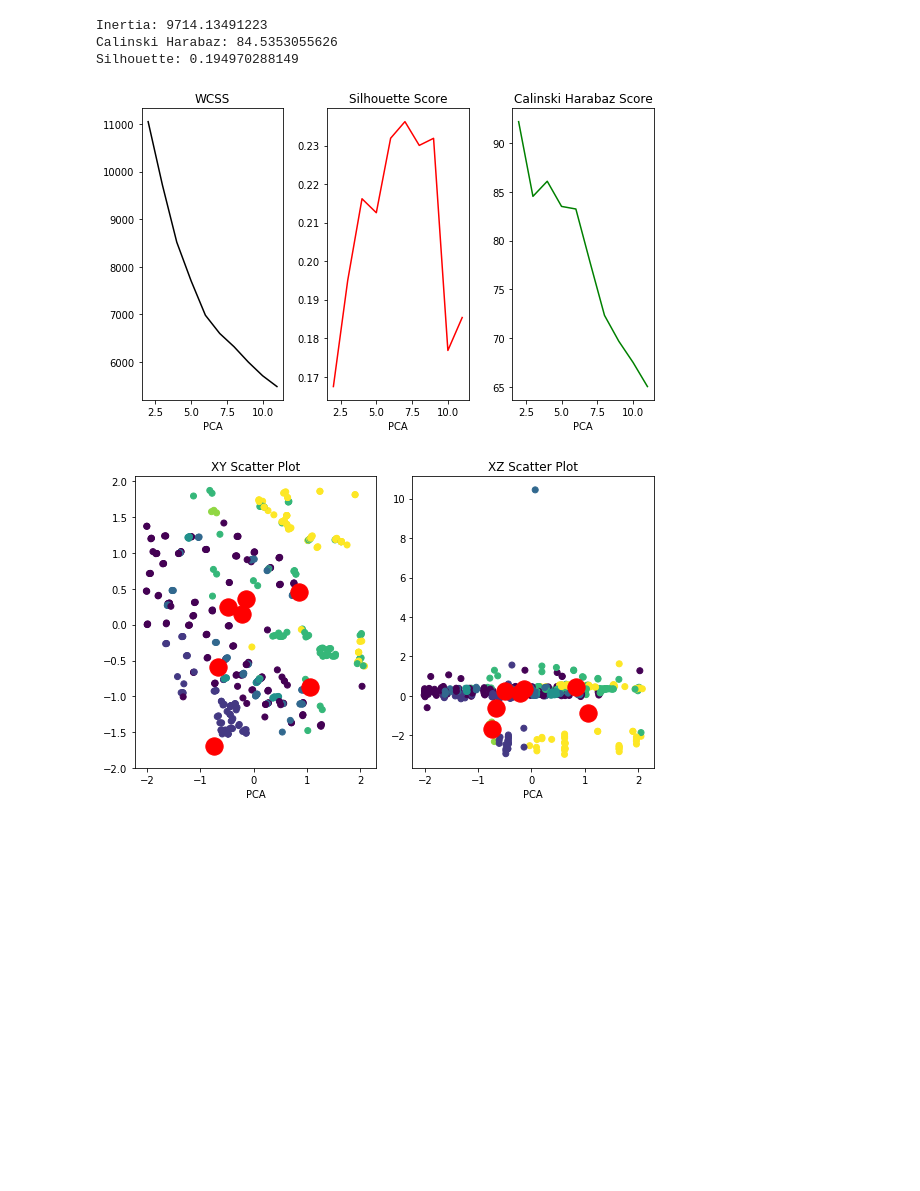
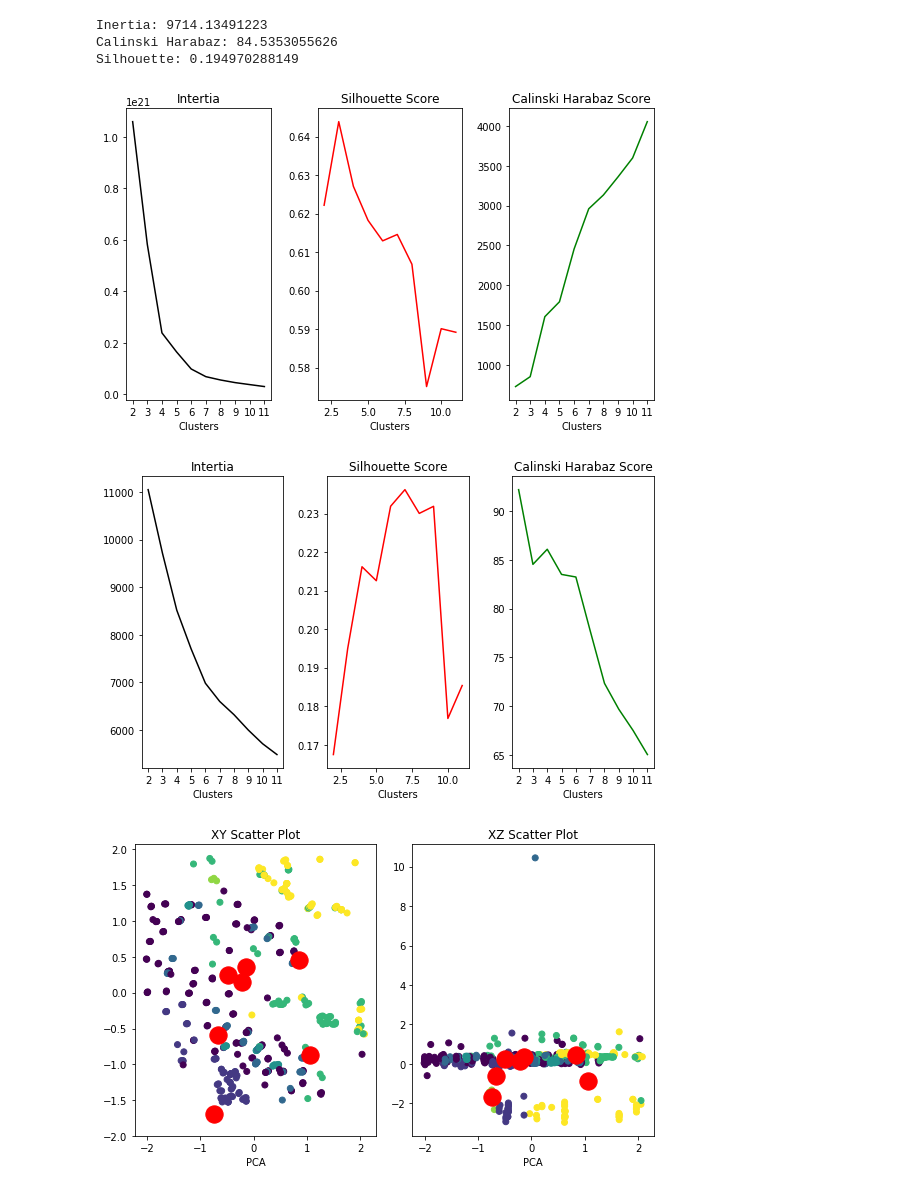
Before and after one commit to untapped-energy/clustering, a Jupyter notebook: code/3_clustering.ipynb, the cells around one changed output. Drawn from its saved outputs; the diff is of its cells as text; code cells hidden in the pictures; blank space fills up the shorter version.

```diff
--- a/code/3_clustering.ipynb
+++ b/code/3_clustering.ipynb
@@ -42,9 +51,11 @@ Inertia: 9714.13491223
 Calinski Harabaz: 84.5353055626
 Silhouette: 0.194970288149
 # %%
+kmeans_elbowplot(unscaled_well_data)
 kmeans_elbowplot(scaled_well_data)
 # %% [output]
-[figure, old version]
+[figure, new version]
+[figure, added]
 # %%
 kmeans_3plus = KMeans(n_clusters=7, init='k-means++', max_iter=300,
                 n_init=10, random_state=0).fit(scaled_well_data)
```
Also changed, not shown: parts of 10 cells of this notebook, 3 other files.
